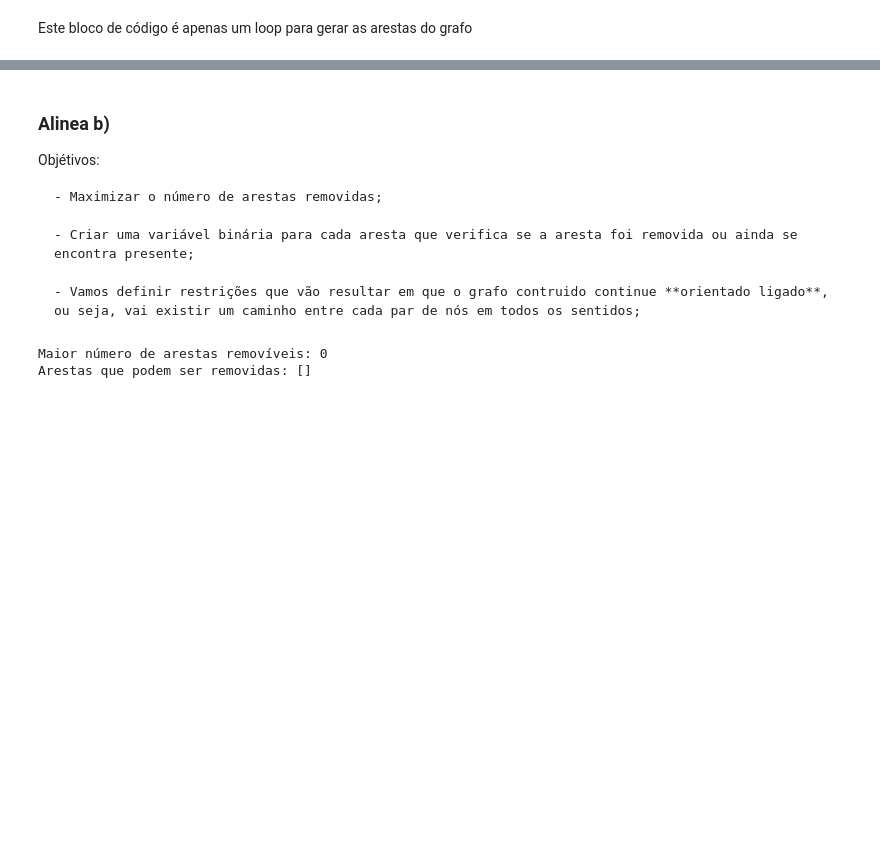
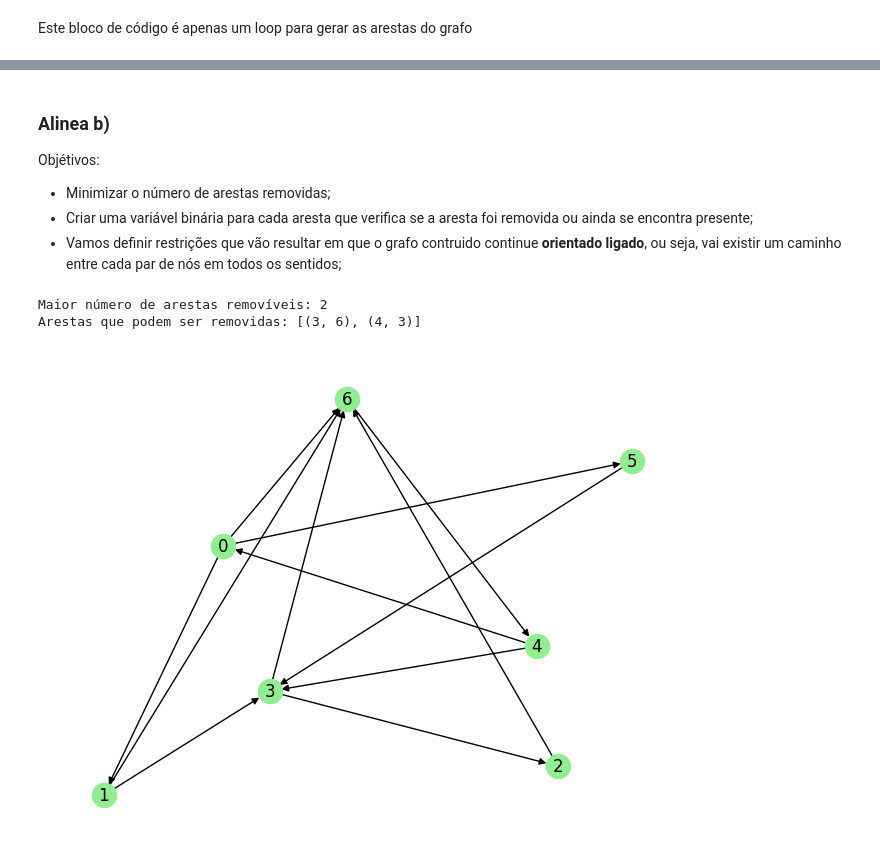
Before and after one commit to 27Nizzo/Logica-Comp.-TP-s, a Jupyter notebook: tp1pt2.ipynb, the cells around one changed output, grey strips where cells are left out. Cells and saved outputs as stored; diff of their text form; code cells hidden in the pictures; blank space fills up the shorter version.

```diff
--- a/tp1pt2.ipynb
+++ b/tp1pt2.ipynb
@@ -96,64 +83,60 @@ plt.show()
 ### Alinea b)
 Objétivos:
 
-    - Maximizar o número de arestas removidas;
-
-    - Criar uma variável binária para cada aresta que verifica se a aresta foi removida ou ainda se encontra presente;
-
-    - Vamos definir restrições que vão resultar em que o grafo contruido continue **orientado ligado**, ou seja, vai existir um caminho entre cada par de nós em todos os sentidos;
+- Minimizar o número de arestas removidas;
+- Criar uma variável binária para cada aresta que verifica se a aresta foi removida ou ainda se encontra presente;
+- Vamos definir restrições que vão resultar em que o grafo contruido continue **orientado ligado**, ou seja, vai existir um caminho entre cada par de nós em todos os sentidos;
 # %%
 import networkx as nx
 from ortools.linear_solver import pywraplp
 import random
 
 
 def geraGrafo(N):
-    while True:
-        G = nx.DiGraph()
-        G.add_nodes_from(range(N))
+    grafo = nx.DiGraph()
+    grafo.add_nodes_from(range(N))
 
-        for node in range(N):
-            desc = random.randint(1, 3)
-            dests = random.sample([n for n in range(N) if n != node], desc)
-            G.add_edges_from((node, dest) for dest in dests)
+    for node in range(N):
+        desc = random.randint(1, 3)
+        dests = random.sample([n for n in range(N) if n != node], desc)
+        for dest in dests:
+            if not grafo.has_edge(dest, node):
+                grafo.add_edge(node, dest)
 
-        if nx.is_strongly_connected(G):
-            return G
-
-def maximo_de_arestas_remov(grafo):
-    solver = pywraplp.Solver.CreateSolver('SCIP')
-
-    nodes = list(grafo.nodes())
-    arestas = list(grafo.edges())
-
-    x = {}
-    for aresta in arestas:
-        x[aresta] = solver.BoolVar(f"x_{aresta[0]}_{aresta[1]}")
-
-    for i in nodes:
-        for j in nodes:
-            if i != j:
-                solver.Add(solver.Sum(x[(u, v)] for u, v in grafo.edges() if u == i and v == j) >= 1)
+    return grafo
 
 
-    solver.Minimize(solver.Sum(1 - x[aresta] for aresta in arestas))
+def maximo_de_arestas_remov_simples(grafo):
+    grafo_copy = grafo.copy()
+    arestas_removidas = []
 
-    status = solver.Solve()
+    while True:
+        if len(grafo_copy.edges()) == 0:
+            break
 
-    if status == pywraplp.Solver.OPTIMAL:
-        arestas_removiveis = [aresta for aresta in arestas if x[aresta].solution_value() == 0]
-        return len(arestas_removiveis), arestas_removiveis
-    else:
-        return 0, []
+
+        aresta = random.choice(list(grafo_copy.edges()))
+        grafo_copy.remove_edge(*aresta)
+
+
+        if not nx.is_strongly_connected(grafo_copy):
+            grafo_copy.add_edge(*aresta)
+            break
+
+        arestas_removidas.append(aresta)
+
+    return len(arestas_removidas), arestas_removidas
 
 N = random.randint(6, 10)
 
-
 grafo = geraGrafo(N)
 
-arestas_removidas, lista_arestas_removidas = maximo_de_arestas_remov(grafo)
+arestas_removidas, lista_arestas_removidas = maximo_de_arestas_remov_simples(grafo)
 print(f"Maior número de arestas removíveis: {arestas_removidas}")
 print(f"Arestas que podem ser removidas: {lista_arestas_removidas}")
+nx.draw(grafo, with_labels=True, node_color='lightgreen', arrows=True)
+plt.show()
 # %% [output]
-Maior número de arestas removíveis: 0
-Arestas que podem ser removidas: []
+Maior número de arestas removíveis: 2
+Arestas que podem ser removidas: [(3, 6), (4, 3)]
+[figure, added]
```
Also changed, not shown: parts of 1 cell of this notebook.
